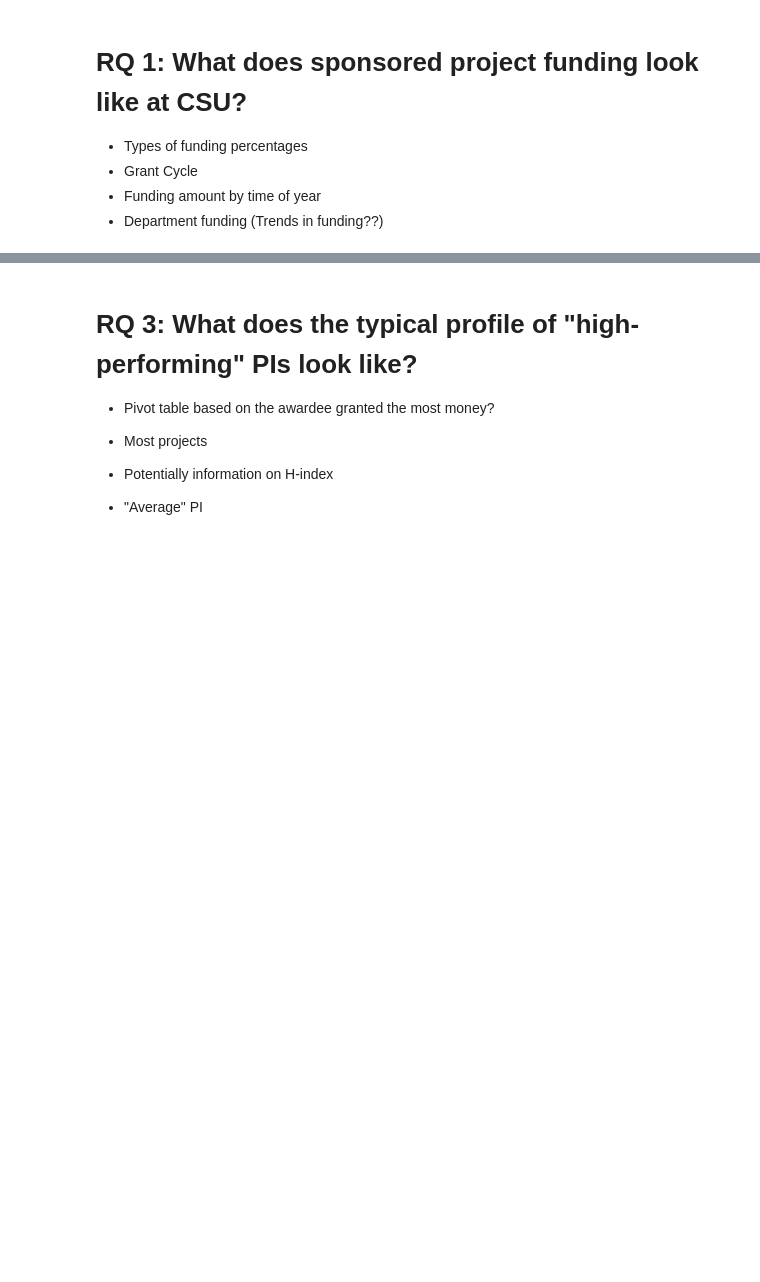
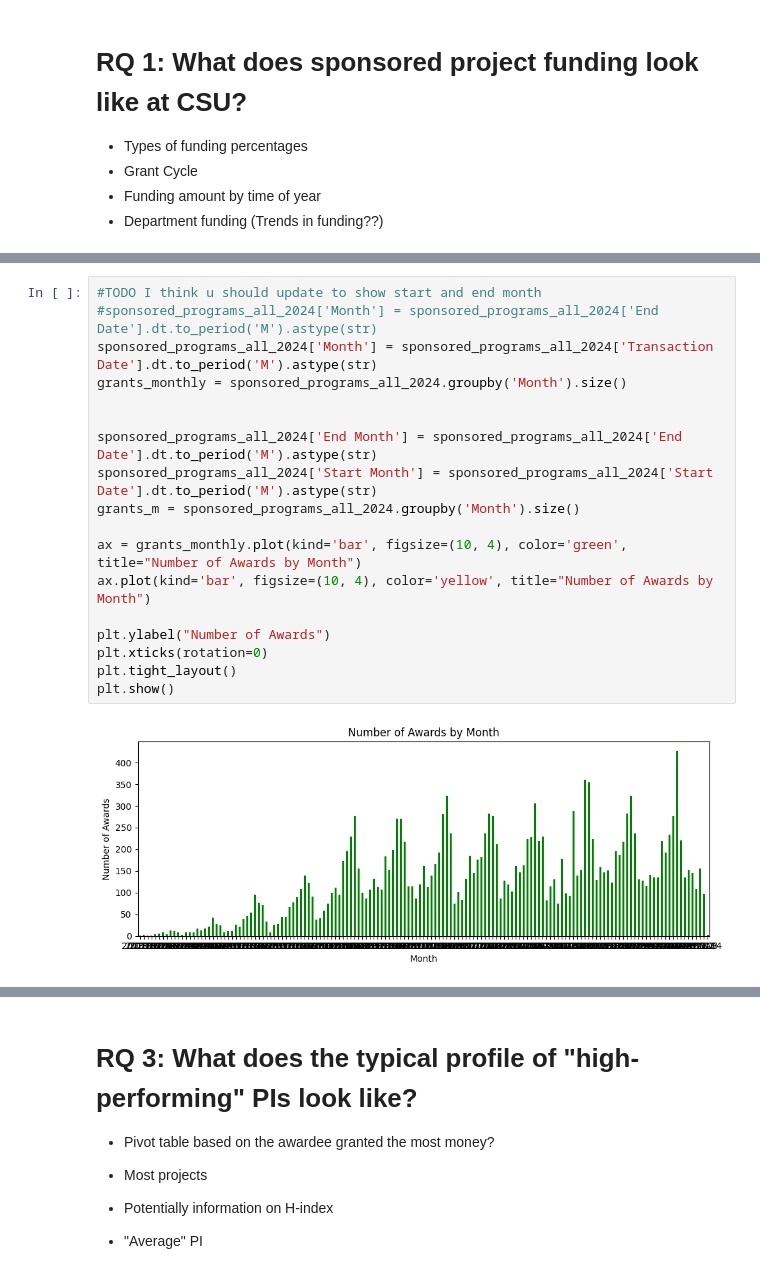
Before and after one commit to TianaGabel/C-2025, a Jupyter notebook: DataWranglingFinalProject.ipynb, the cells around one changed output, grey strips where cells are left out. Drawn from its saved outputs; the diff is of its cells as text; blank space fills up the shorter version.

```diff
--- a/DataWranglingFinalProject.ipynb
+++ b/DataWranglingFinalProject.ipynb
@@ -172,0 +179,20 @@ Index(['Natural Resources-Academic Units',
+# %%
+#TODO I think u should update to show start and end month
+#sponsored_programs_all_2024['Month'] = sponsored_programs_all_2024['End Date'].dt.to_period('M').astype(str)
+sponsored_programs_all_2024['Month'] = sponsored_programs_all_2024['Transaction Date'].dt.to_period('M').astype(str)
+grants_monthly = sponsored_programs_all_2024.groupby('Month').size()
+
+
+sponsored_programs_all_2024['End Month'] = sponsored_programs_all_2024['End Date'].dt.to_period('M').astype(str)
+sponsored_programs_all_2024['Start Month'] = sponsored_programs_all_2024['Start Date'].dt.to_period('M').astype(str)
+grants_m = sponsored_programs_all_2024.groupby('Month').size()
+
+ax = grants_monthly.plot(kind='bar', figsize=(10, 4), color='green', title="Number of Awards by Month")
+ax.plot(kind='bar', figsize=(10, 4), color='yellow', title="Number of Awards by Month")
+
+plt.ylabel("Number of Awards")
+plt.xticks(rotation=0)
+plt.tight_layout()
+plt.show()
+# %% [output]
+[figure, added]
```
Also changed, not shown: parts of 13 cells of this notebook.
